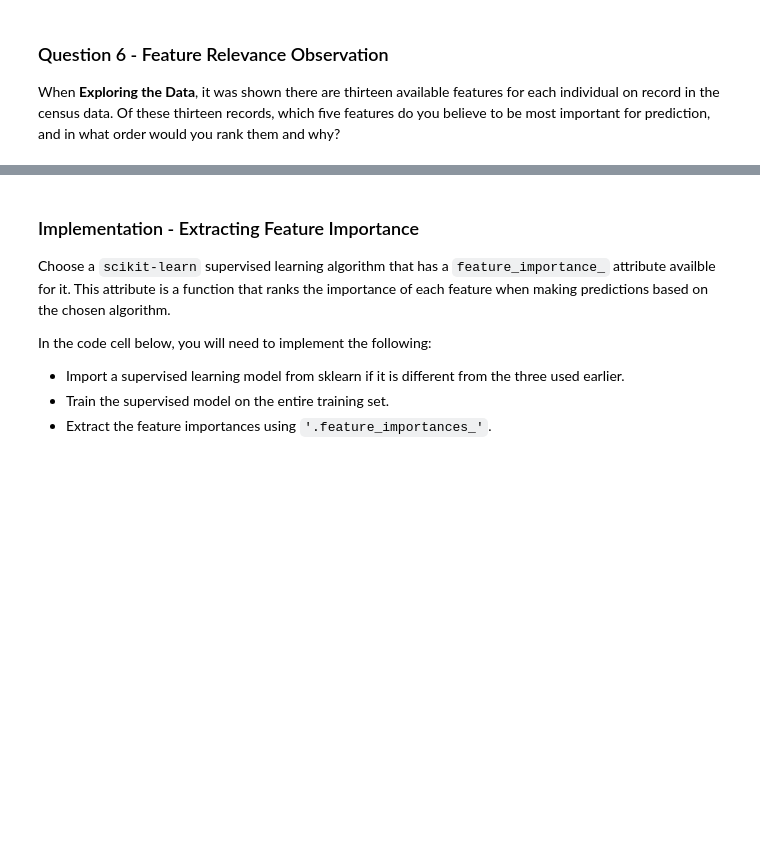
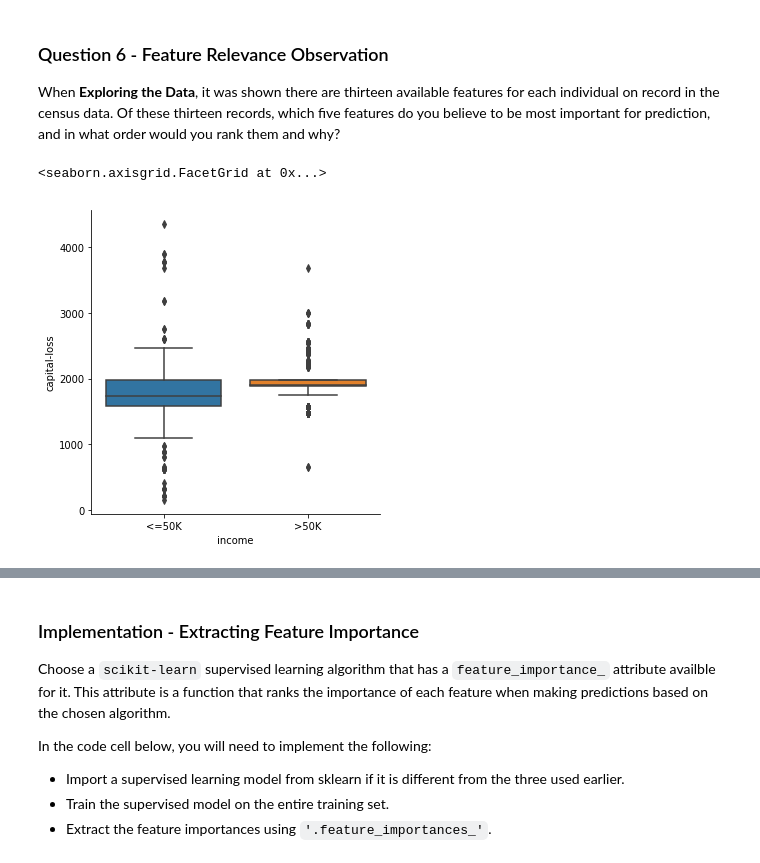
Before and after one commit to kedarnath6970/machine_learning, a Jupyter notebook: finding_donors/finding_donors.ipynb, the cells around one changed output, grey strips where cells are left out. Cells and saved outputs as stored; diff of their text form; code cells hidden in the pictures; blank space fills up the shorter version.

```diff
--- a/finding_donors/finding_donors.ipynb
+++ b/finding_donors/finding_donors.ipynb
@@ -613,3 +613,19 @@ Choose a scikit-learn classifier (e.g., adaboost, random forests) that has a `fe
 # %% [markdown]
 ### Question 6 - Feature Relevance Observation
 When **Exploring the Data**, it was shown there are thirteen available features for each individual on record in the census data. Of these thirteen records, which five features do you believe to be most important for prediction, and in what order would you rank them and why?
+# %%
+# Split the data into features and target label
+import seaborn as sns
+income_raw = data['income']
+features_raw = data.drop('income', axis = 1)
+
+data_with_valid_capital_loss = data.loc[data['capital-loss'] != 0.0]
+#display(data_with_valid_capital_loss)
+income_vs_loss = pd.DataFrame(
+    {'income': data_with_valid_capital_loss['income'],
+     'capital-loss': data_with_valid_capital_loss['capital-loss']})
+# Visualize skewed continuous features of original data
+sns.catplot(x='income', y="capital-loss", kind='box', data=income_vs_loss)
+# %% [output]
+<seaborn.axisgrid.FacetGrid at 0x...>
+[figure, added]
```
Also changed, not shown: parts of 11 cells of this notebook, 1 other file.
